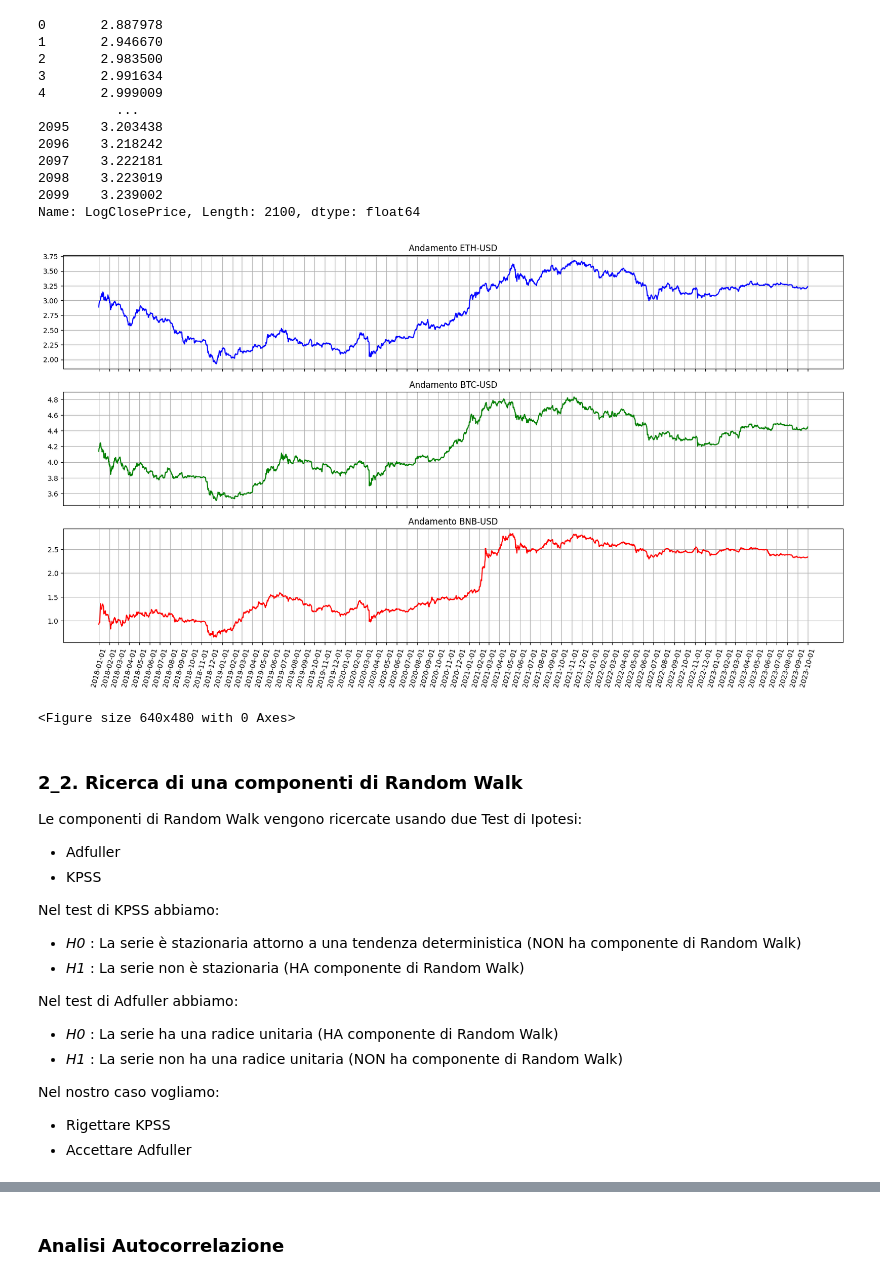
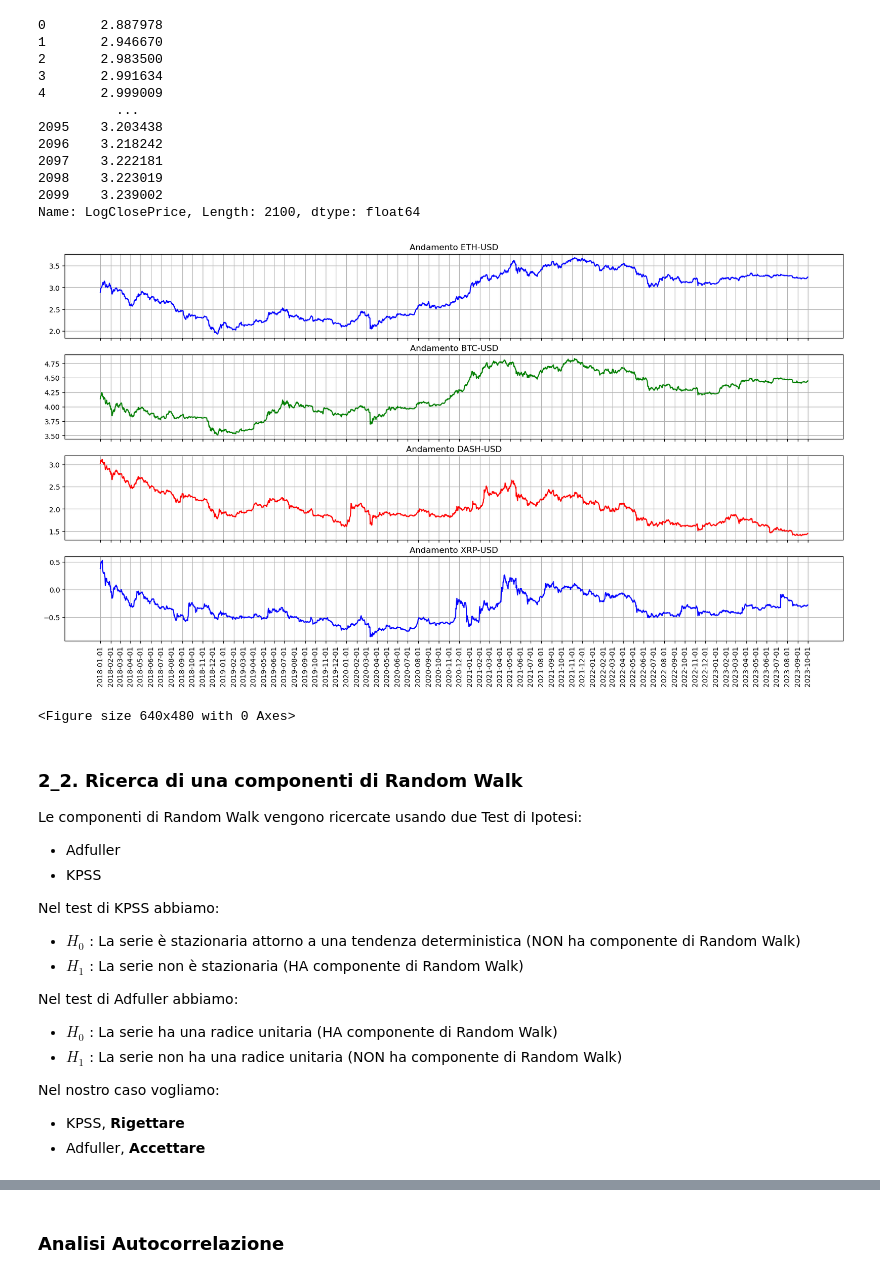
Before and after one commit to SimoneNicosanti/MPSMF_Project, a Jupyter notebook: Progetto.ipynb, the cells around one changed output, grey strips where cells are left out. Saved outputs shown, nothing was run; the diff lists cells and outputs as text; code cells hidden in the pictures.

```diff
--- a/Progetto.ipynb
+++ b/Progetto.ipynb
@@ -22,4 +13,8 @@ cryptoList : list[str] = ["ETH-USD", "BTC-USD", "BNB-USD"]
 # %%
+import DataExtractor
+
+cryptoList : list[str] = ["ETH-USD", "BTC-USD", "DASH-USD", "XRP-USD"]
+
 startDate : str = "2018-01-01"
 endDate : str = "2023-10-01"
 interval : str = "daily"
@@ -30,7 +27,7 @@ for crypto in cryptoList :
 cryptoDataFrameDict : dict[str, pd.DataFrame] = {}
 for crypto in cryptoList :
     inputFileName : str = crypto + "_Data.csv"
-    inputFilePath = os.path.join("./", "datasets", inputFileName)
+    inputFilePath = os.path.join("./", "data", inputFileName)
     dataFrame : pd.DataFrame = pd.read_csv(filepath_or_buffer = inputFilePath)
     cryptoDataFrameDict[crypto] = dataFrame
 # %%
@@ -84,26 +85,23 @@ Name: LogClosePrice, Length: 2100, dtype: float64
 # %%
-from matplotlib.axes import Axes
-from matplotlib.figure import Figure
-
 colors = ["blue", "green", "red"]
 figure, axs = plt.subplots(nrows = len(cryptoList), sharex = True, figsize = (20,10))
 
 xtickPoints = cryptoDataFrameDict["ETH-USD"]["Date"]
 xtickPoints = xtickPoints[xtickPoints.str.endswith("01") == 1]
 i = 0
 for crypto in cryptoList :
     axs[i].plot(cryptoDataFrameDict[crypto]["LogClosePrice"], color = colors[i % len(colors)])
     axs[i].set_title("Andamento " + crypto)
     axs[i].grid(True)
     i += 1
 
 axs[len(cryptoList) - 1].set_xticks(xtickPoints.index)
-axs[len(cryptoList) - 1].set_xticklabels(xtickPoints.values, rotation = 75)
+axs[len(cryptoList) - 1].set_xticklabels(xtickPoints.values, rotation = 90)
 
 plt.show()
 plt.clf()
 # %% [output]
-[figure, old version]
+[figure, new version]
 <Figure size 640x480 with 0 Axes>
 # %% [markdown]
 ### 2_2. Ricerca di una componenti di Random Walk
@@ -112,13 +110,13 @@ Le componenti di Random Walk vengono ricercate usando due Test di Ipotesi:
 * KPSS
 
 Nel test di KPSS abbiamo:
-* *H0* : La serie è stazionaria attorno a una tendenza deterministica (NON ha componente di Random Walk)
-* *H1* : La serie non è stazionaria (HA componente di Random Walk)
+* $H_0$ : La serie è stazionaria attorno a una tendenza deterministica (NON ha componente di Random Walk)
+* $H_1$ : La serie non è stazionaria (HA componente di Random Walk)
 
 Nel test di Adfuller abbiamo:
-* *H0* : La serie ha una radice unitaria (HA componente di Random Walk)
-* *H1* : La serie non ha una radice unitaria (NON ha componente di Random Walk)
+* $H_0$ : La serie ha una radice unitaria (HA componente di Random Walk)
+* $H_1$ : La serie non ha una radice unitaria (NON ha componente di Random Walk)
 
 Nel nostro caso vogliamo:
-* Rigettare KPSS
-* Accettare Adfuller
+* KPSS, **Rigettare**
+* Adfuller, **Accettare**
```
Also changed, not shown: parts of 26 cells of this notebook, 3 other files.
